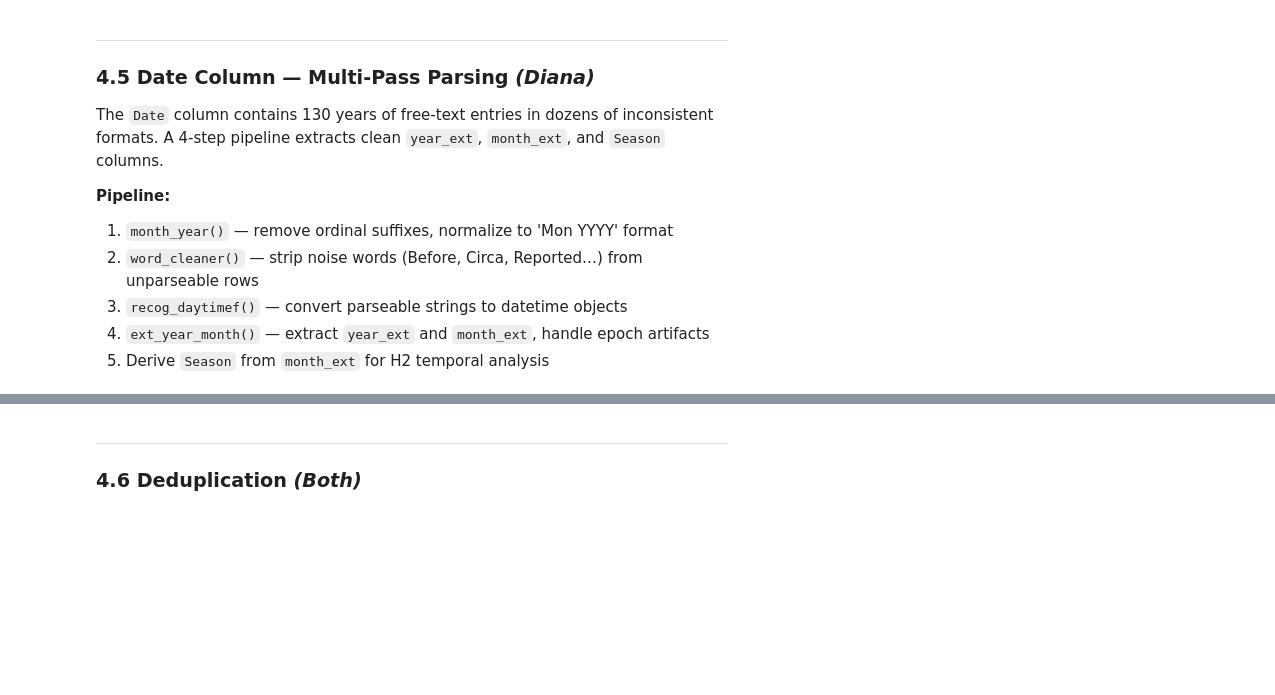
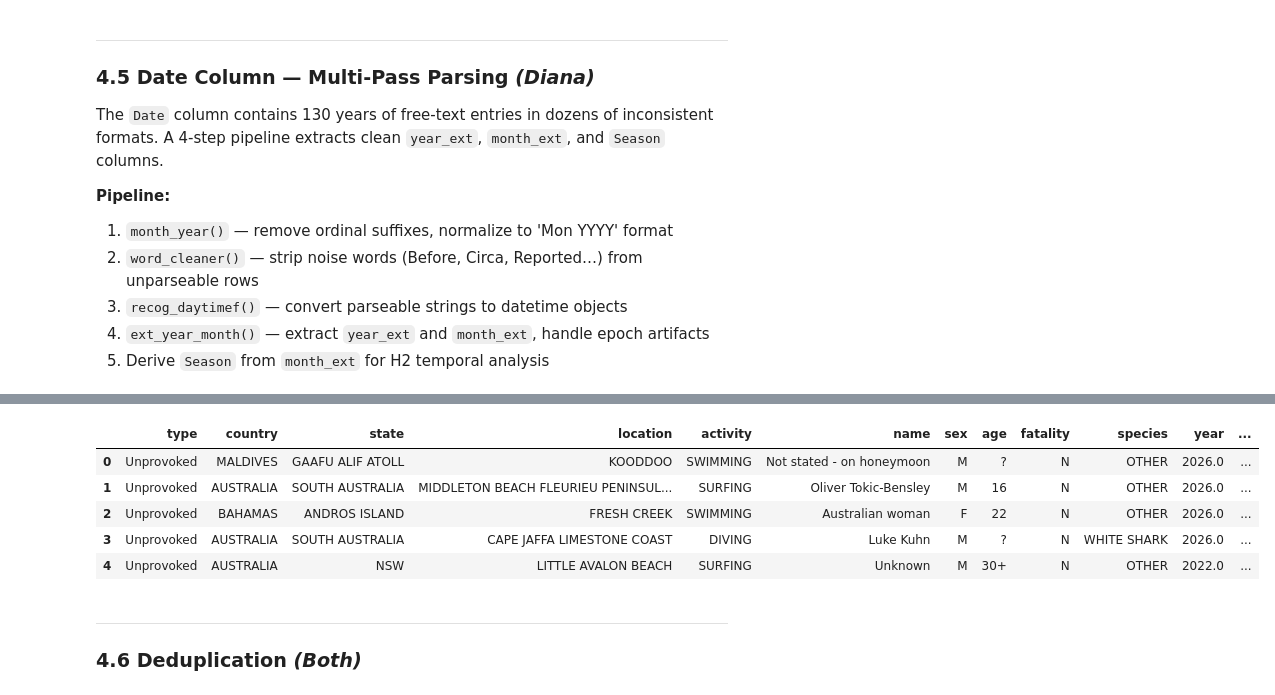
Before and after one commit to cadiyubu/Week2_Shark_Miniproject-, a Jupyter notebook: Shark_df_Analysis.ipynb, the cells around one changed output, grey strips where cells are left out. Cells and saved outputs as stored; diff of their text form; code cells hidden in the pictures; blank space fills up the shorter version.

Commit message:
Notebook ready with clean dataset

```diff
--- a/Shark_df_Analysis.ipynb
+++ b/Shark_df_Analysis.ipynb
@@ -43,8 +43,5 @@ The Global Shark Attack File (GSAF) logs shark incidents worldwide. Entries are
 import pandas as pd
 import numpy as np
 
-# Display settings
-pd.set_option('display.max_columns', 30)
-pd.set_option('display.max_rows', 50)
 
 print('✅ Libraries loaded successfully')
@@ -118,9 +148,8 @@ Columns removed based on D1-PLAN.docx YES/NO/MAYBE classification.
 Dropped: `Age`, `Name`, `Sex`, `Source`, `Injury`, `pdf`, `href formula`, `href`,
 `original order`, `Unnamed: 21`, `Unnamed: 22`.
 # %%
-# Drop columns with no analytical value for our business case
-cols_to_drop = [
-    'Age', 'Name', 'Sex', 'Source', 'Injury', 'pdf',
+# Drop columns with no analytical value for our business case (pending to decide wether droping:'Age', 'Name', 'Sex')
+cols_to_drop = ['Source', 'Injury', 'pdf',
     'href formula', 'href', 'original order', 'Unnamed: 21', 'Unnamed: 22'
 ]
 shark_clean = shark_clean.drop(columns=cols_to_drop, errors='ignore')
@@ -522,3 +700,21 @@ shark_clean[['Date', 'Year', 'year_ext', 'month_ext', 'Season']].head(10)
+# %%
+# Drop columns with no analytical value at this stage, after cleaning
+cols_drop = ['Date','Year', 'Time', 'fdate_check']
+shark_clean= shark_clean.drop(columns=cols_drop, errors='ignore')
+
+# format column names for easy handling
+shark_clean=shark_clean.rename(columns={'year_ext':'year','month_ext':'month'})
+shark_clean.columns=shark_clean.columns.map(lambda x: x.lower())
+shark_clean.head()
+#print(f'✅ Columns after dropping: {shark_clean.shape[1]}')
+#print(list(shark_clean.columns))
+# %% [output]
+|  | type | country | state | location | activity | name | sex | age | fatality | species | year | ... |
+| 0 | Unprovoked | MALDIVES | GAAFU ALIF ATOLL | KOODDOO | SWIMMING | Not stated - on honeymoon | M | ? | N | OTHER | 2026.0 | ... |
+| 1 | Unprovoked | AUSTRALIA | SOUTH AUSTRALIA | MIDDLETON BEACH FLEURIEU PENINSUL... | SURFING | Oliver Tokic-Bensley | M | 16 | N | OTHER | 2026.0 | ... |
+| 2 | Unprovoked | BAHAMAS | ANDROS ISLAND | FRESH CREEK | SWIMMING | Australian woman | F | 22 | N | OTHER | 2026.0 | ... |
+| 3 | Unprovoked | AUSTRALIA | SOUTH AUSTRALIA | CAPE JAFFA LIMESTONE COAST | DIVING | Luke Kuhn | M | ? | N | WHITE SHARK | 2026.0 | ... |
+| 4 | Unprovoked | AUSTRALIA | NSW | LITTLE AVALON BEACH | SURFING | Unknown | M | 30+ | N | OTHER | 2022.0 | ... |
 # %% [markdown]
 ---
 ### 4.6 Deduplication *(Both)*
```
Also changed, not shown: parts of 26 cells of this notebook.
